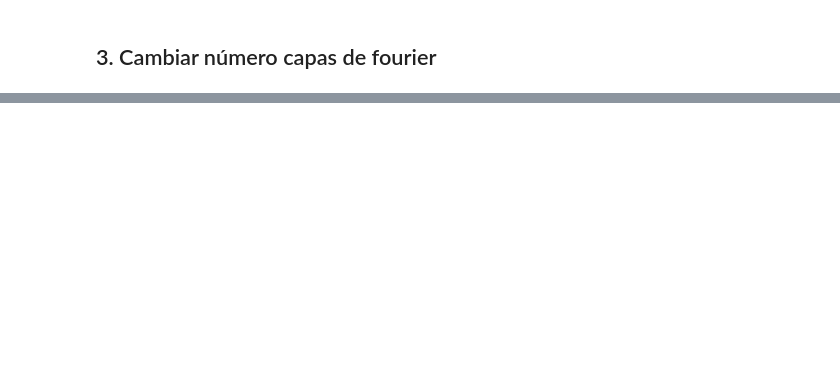
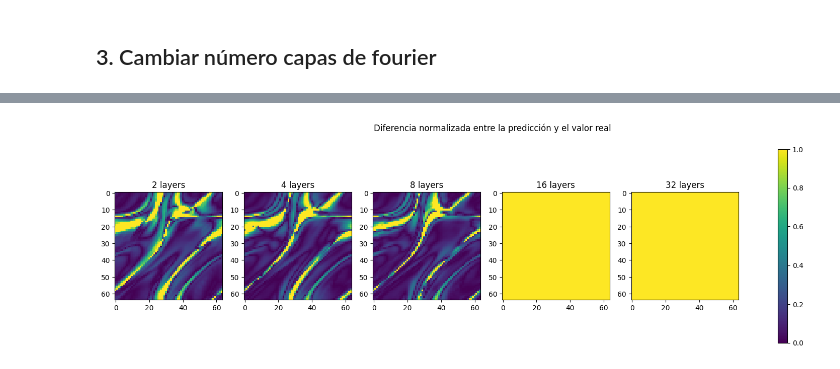
Before and after one commit to abelsr/Fourier-Neural-Operator, a Jupyter notebook: notebooks/experimentos-con-fno.ipynb, the cells around one changed output, grey strips where cells are left out. Drawn from its saved outputs; the diff is of its cells as text; code cells hidden in the pictures; blank space fills up the shorter version.

```diff
--- a/notebooks/experimentos-con-fno.ipynb
+++ b/notebooks/experimentos-con-fno.ipynb
@@ -590,22 +651,22 @@ plt.show()
 # %%
 # Graficamos la diferencia normalizada entre la predicción y el valor real
-fig, ax = plt.subplots(1, 6, figsize=(20, 5))
+fig, ax = plt.subplots(1, 5, figsize=(20, 5))
 ax[0].imshow(np.abs(y[0, :, :, -1].cpu().numpy() - y_2_layers[0, :, :, -1, 0].cpu().numpy()) / np.abs(y[0, :, :, -1].cpu().numpy()), vmin=0, vmax=1)
 ax[0].set_title('2 layers')
 ax[1].imshow(np.abs(y[0, :, :, -1].cpu().numpy() - y_4_layers[0, :, :, -1, 0].cpu().numpy()) / np.abs(y[0, :, :, -1].cpu().numpy()), vmin=0, vmax=1)
 ax[1].set_title('4 layers')
 ax[2].imshow(np.abs(y[0, :, :, -1].cpu().numpy() - y_8_layers[0, :, :, -1, 0].cpu().numpy()) / np.abs(y[0, :, :, -1].cpu().numpy()), vmin=0, vmax=1)
 ax[2].set_title('8 layers')
 ax[3].imshow(np.abs(y[0, :, :, -1].cpu().numpy() - y_16_layers[0, :, :, -1, 0].cpu().numpy()) / np.abs(y[0, :, :, -1].cpu().numpy()), vmin=0, vmax=1)
 ax[3].set_title('16 layers')
 ax[4].imshow(np.abs(y[0, :, :, -1].cpu().numpy() - y_32_layers[0, :, :, -1, 0].cpu().numpy()) / np.abs(y[0, :, :, -1].cpu().numpy()), vmin=0, vmax=1)
 ax[4].set_title('32 layers')
-ax[5].imshow(np.abs(y[0, :, :, -1].cpu().numpy() - y_64_layers[0, :, :, -1, 0].cpu().numpy()) / np.abs(y[0, :, :, -1].cpu().numpy()), vmin=0, vmax=1)
-ax[5].set_title('64 layers')
 # Añadimos la barra de color
-cbar = plt.colorbar(ax[5].imshow(np.abs(y[0, :, :, -1].cpu().numpy() - y_64_layers[0, :, :, -1, 0].cpu().numpy()) / np.abs(y[0, :, :, -1].cpu().numpy()), vmin=0, vmax=1), ax=ax, orientation='vertical')
+cbar = plt.colorbar(ax[4].imshow(np.abs(y[0, :, :, -1].cpu().numpy() - y_32_layers[0, :, :, -1, 0].cpu().numpy()) / np.abs(y[0, :, :, -1].cpu().numpy()), vmin=0, vmax=1), ax=ax, orientation='vertical')
 plt.suptitle('Diferencia normalizada entre la predicción y el valor real')
 plt.show()
+# %% [output]
+[figure, added]
 # %%
 # Graficamos el promedio de la diferencia normalizada entre la predicción y el valor real (t=20)
 fig, ax = plt.subplots(1, 1, figsize=(10, 5))
```
Also changed, not shown: parts of 34 cells of this notebook, 1 other file.
